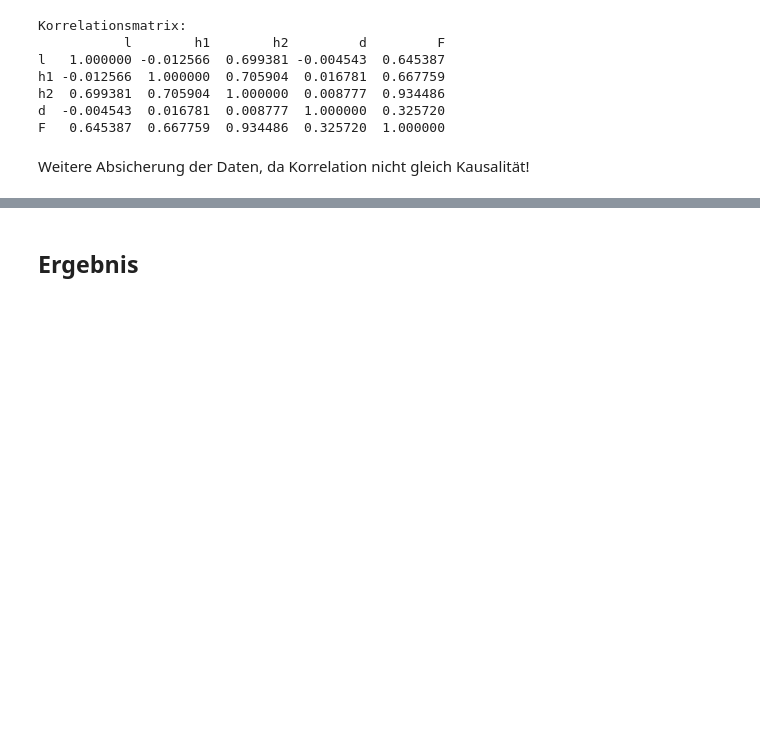
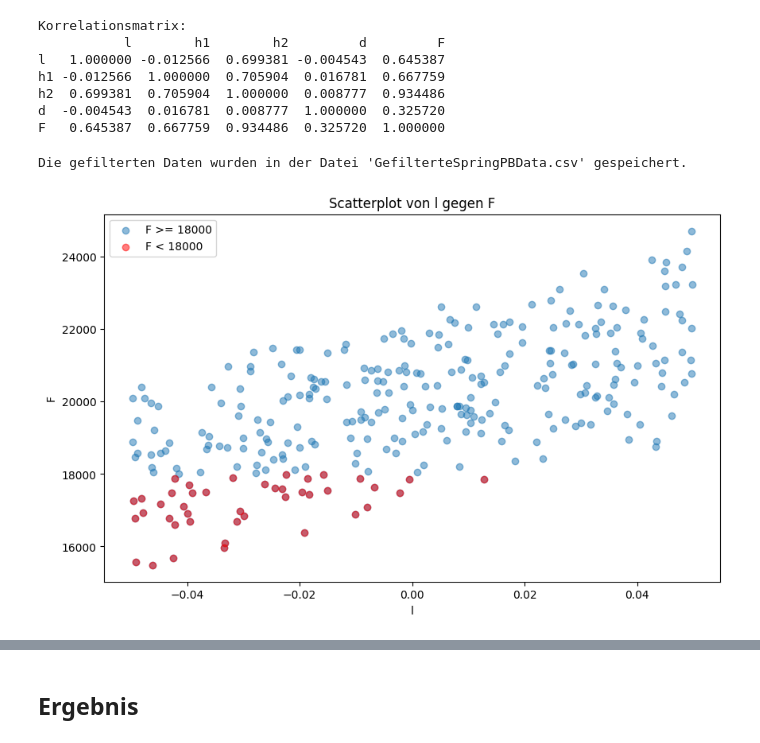
Before and after one commit to FHAC-MdQM/data-exploration-nh6243s, a Jupyter notebook: LoadPBdata.ipynb, the cells around one changed output, grey strips where cells are left out. Drawn from its saved outputs; the diff is of its cells as text; code cells hidden in the pictures; blank space fills up the shorter version.

```diff
--- a/LoadPBdata.ipynb
+++ b/LoadPBdata.ipynb
@@ -272,5 +272,46 @@ h1 -0.012566  1.000000  0.705904  0.016781  0.667759
 h2  0.699381  0.705904  1.000000  0.008777  0.934486
 d  -0.004543  0.016781  0.008777  1.000000  0.325720
 F   0.645387  0.667759  0.934486  0.325720  1.000000
-# %% [markdown]
-Weitere Absicherung der Daten, da Korrelation nicht gleich Kausalität!
+# %%
+import pandas as pd
+
+# Lese die Original-CSV-Datei ein
+csv_datei = 'SpringPBData.csv'  # Passe den Dateinamen an
+daten = pd.read_csv(csv_datei)
+
+# Filtere die Daten und behalte nur Zeilen, bei denen F <= 18000 ist
+gefilterte_daten = daten[daten['F'] <= 18000]
+
+# Speichere die gefilterten Daten in einer neuen CSV-Datei
+neue_csv_datei = 'GefilterteSpringPBData.csv'  # Passe den Dateinamen an
+gefilterte_daten.to_csv(neue_csv_datei, index=False)
+
+print(f"Die gefilterten Daten wurden in der Datei '{neue_csv_datei}' gespeichert.")
+# %% [output]
+Die gefilterten Daten wurden in der Datei 'GefilterteSpringPBData.csv' gespeichert.
+# %%
+import pandas as pd
+import matplotlib.pyplot as plt
+
+# Lese die gefilterte CSV-Datei ein
+neue_csv_datei = 'SpringPBData.csv'  # Passe den Dateinamen an
+gefilterte_daten = pd.read_csv(neue_csv_datei)
+
+# Filtere die Daten für F < 18000
+gefilterte_daten_unter_18000 = gefilterte_daten[gefilterte_daten['F'] < 18000]
+
+# Scatterplot erstellen
+plt.figure(figsize=(10, 6))
+
+# Scatterplot für 'l' gegen 'F' mit unterschiedlichen Farben für F < 18000
+plt.scatter(gefilterte_daten['l'], gefilterte_daten['F'], alpha=0.5, label='F >= 18000')
+plt.scatter(gefilterte_daten_unter_18000['l'], gefilterte_daten_unter_18000['F'], c='red', alpha=0.5, label='F < 18000')
+plt.title('Scatterplot von l gegen F')
+plt.xlabel('l')
+plt.ylabel('F')
+
+plt.legend()  # Zeige die Legende an
+
+plt.show()
+# %% [output]
+[figure, added]
```
Also changed, not shown: parts of 7 cells of this notebook, 1 other file.
